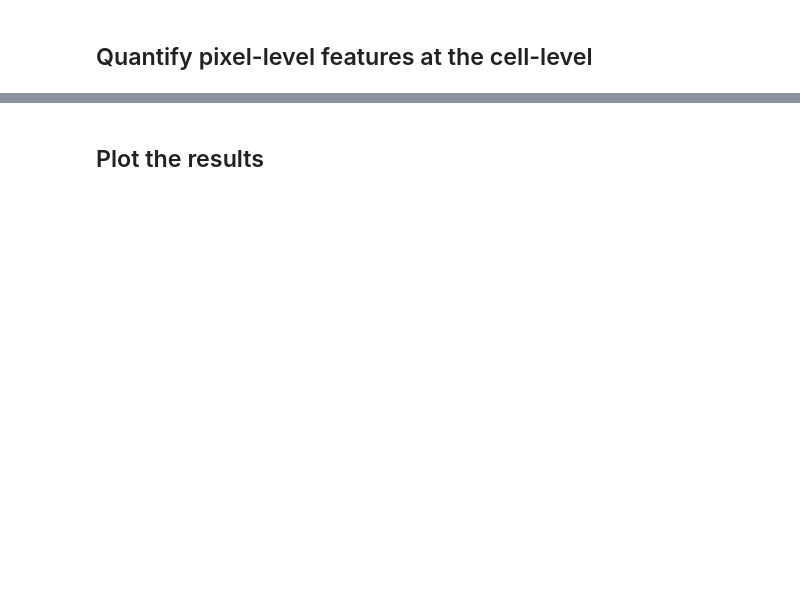
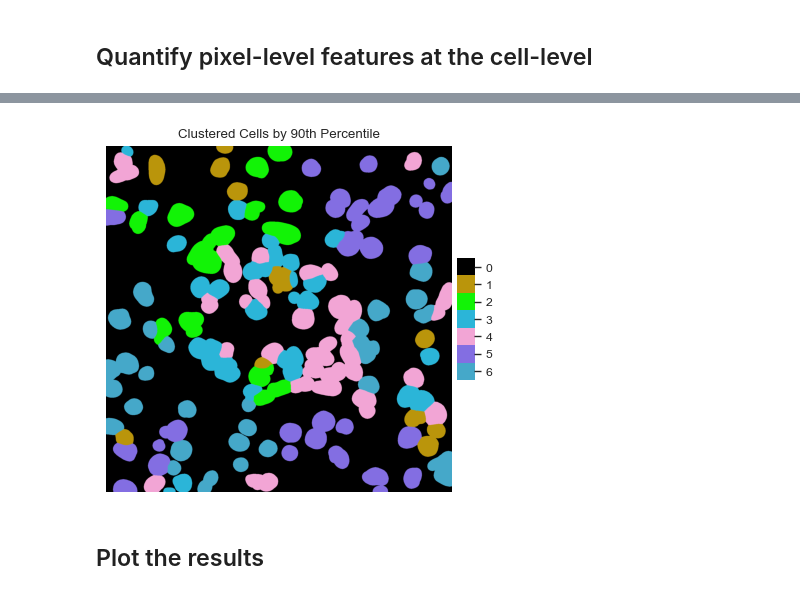
Before and after one commit to complextissue/spatiomic, a Jupyter notebook: docs/source/tutorials/segment.ipynb, the cells around one changed output, grey strips where cells are left out. Saved outputs shown, nothing was run; the diff lists cells and outputs as text; code cells hidden in the pictures; blank space fills up the shorter version.

Commit message:
Add marker quantification

```diff
--- a/docs/source/tutorials/segment.ipynb
+++ b/docs/source/tutorials/segment.ipynb
@@ -98,0 +95,11 @@ fig = so.plot.cluster_image(clustered_cells, title="Clustered Cells by Community
+# %%
+image = so.process.normalize().fit_transform(image)
+# %%
+df_marker_quantification = so.segment.quantify_markers(
+    image=image,
+    masks=extended_masks,
+    quantification_function=lambda x: np.percentile(x, 90),
+    channel_names=channels_data,
+    exclude_background=True,
+)
+df_marker_quantification.head(5)
@@ -99,3 +115,16 @@ fig = so.plot.cluster_image(clustered_cells, title="Clustered Cells by Community
+# %%
+knn_graph_markers = so.neighbor.knn_graph().create(
+    df_marker_quantification.values,
+    neighbor_count=10,
+    distance_metric="cosine",
+)
+communities_markers, modularity_markers = so.cluster.leiden().predict(knn_graph_markers, resolution=1.0)
+# %%
+clustered_cells_markers = so.segment.assign_communities(extended_masks, communities_markers)
+# %%
+fig = so.plot.cluster_image(clustered_cells_markers, title="Clustered Cells by 90th Percentile", figsize=(4, 4))
+# %% [output]
+[figure, added]
 # %% [markdown]
 ## Plot the results
 # %%
```
Also changed, not shown: parts of 18 cells of this notebook, 13 other files.
